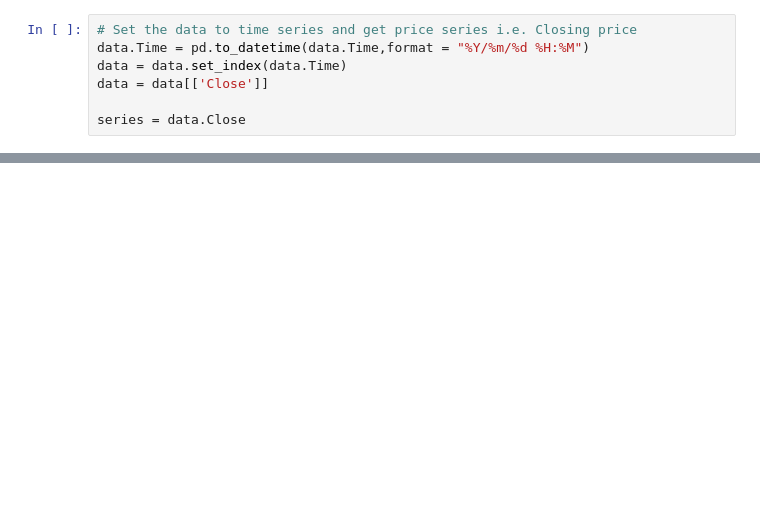
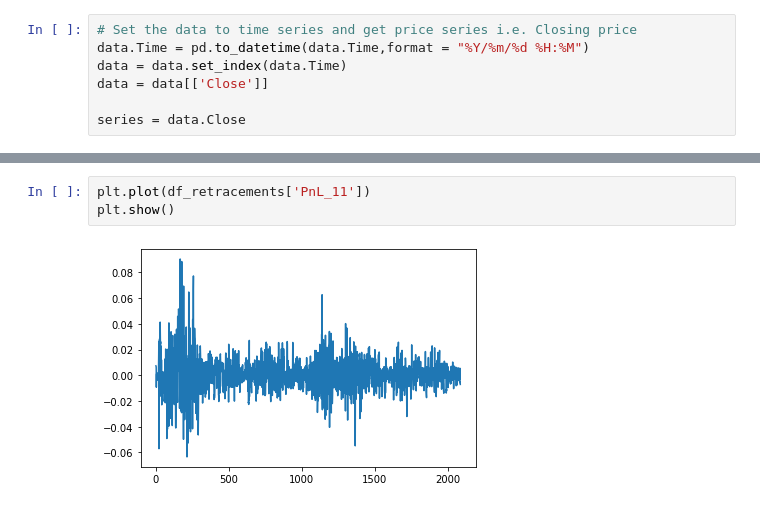
Before and after one commit to paulnheera/MT4-Trading, a Jupyter notebook: Python/Fibonacci retracements.ipynb, the cells around one changed output, grey strips where cells are left out. Cells and saved outputs as stored; diff of their text form; blank space fills up the shorter version.

```diff
--- a/Python/Fibonacci retracements.ipynb
+++ b/Python/Fibonacci retracements.ipynb
@@ -106,0 +202,5 @@ AB = current_pat[2] - current_pat[1]
+# %%
+plt.plot(df_retracements['PnL_11'])
+plt.show()
+# %% [output]
+[figure, added]
```
Also changed, not shown: parts of 12 cells of this notebook.
